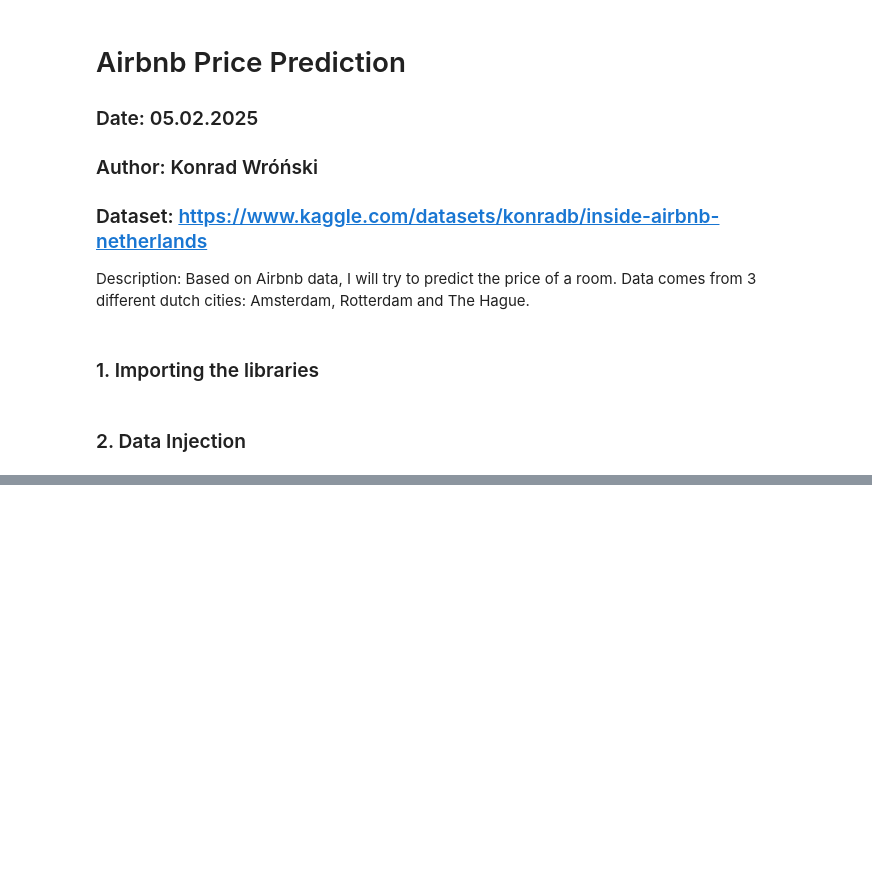
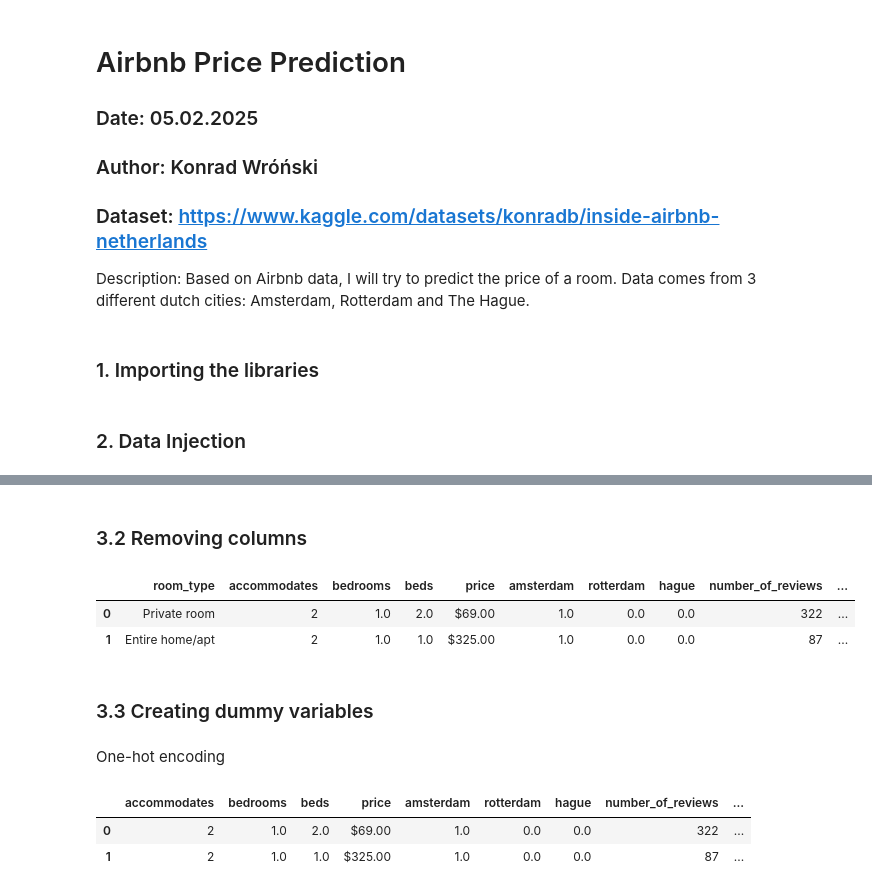
Before and after one commit to kw10-uw/DataScienceJungle, a Jupyter notebook: Regression_Airbnb/Regression.ipynb, the cells around one changed output, grey strips where cells are left out. Cells and saved outputs as stored; diff of their text form; code cells hidden in the pictures; blank space fills up the shorter version.

```diff
--- a/Regression_Airbnb/Regression.ipynb
+++ b/Regression_Airbnb/Regression.ipynb
@@ -51,0 +115,7 @@ hague.head(2)
+# %%
+amsterdam["amsterdam"] = 1
+rotterdam["rotterdam"] = 1
+hague["hague"] = 1
+# %%
+cities = [amsterdam, rotterdam, hague]
+result = pd.concat(cities)
@@ -51,0 +144,2 @@ hague.head(2)
+# %%
+result[["amsterdam", "rotterdam", "hague"]] = result[["amsterdam", "rotterdam", "hague"]].fillna(0)
@@ -51,0 +166,18 @@ hague.head(2)
+# %% [markdown]
+### 3.2 Removing columns
+# %%
+final_columns = ['room_type', 'accommodates','bedrooms', 'beds',
+                 'price', 'amsterdam', 'rotterdam', 'hague', 'number_of_reviews',
+                  'host_listings_count']
+
+result = result[final_columns]
+# %%
+result.head(2)
+# %% [output]
+|  | room_type | accommodates | bedrooms | beds | price | amsterdam | rotterdam | hague | number_of_reviews | ... |
+| 0 | Private room | 2 | 1.0 | 2.0 | $69.00 | 1.0 | 0.0 | 0.0 | 322 | ... |
+| 1 | Entire home/apt | 2 | 1.0 | 1.0 | $325.00 | 1.0 | 0.0 | 0.0 | 87 | ... |
+# %% [markdown]
+### 3.3 Creating dummy variables
+# %% [markdown]
+One-hot encoding
@@ -51,0 +186,6 @@ hague.head(2)
+# %%
+result.head(2)
+# %% [output]
+|  | accommodates | bedrooms | beds | price | amsterdam | rotterdam | hague | number_of_reviews | ... |
+| 0 | 2 | 1.0 | 2.0 | $69.00 | 1.0 | 0.0 | 0.0 | 322 | ... |
+| 1 | 2 | 1.0 | 1.0 | $325.00 | 1.0 | 0.0 | 0.0 | 87 | ... |
```
Also changed, not shown: parts of 14 cells of this notebook.
